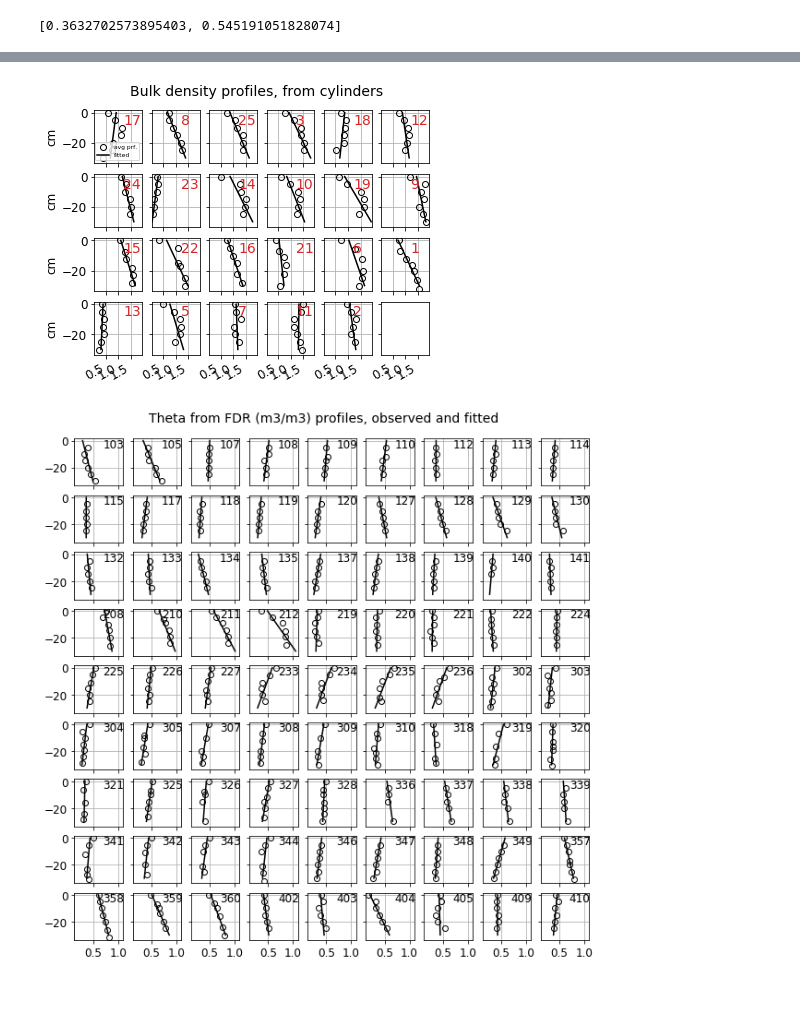
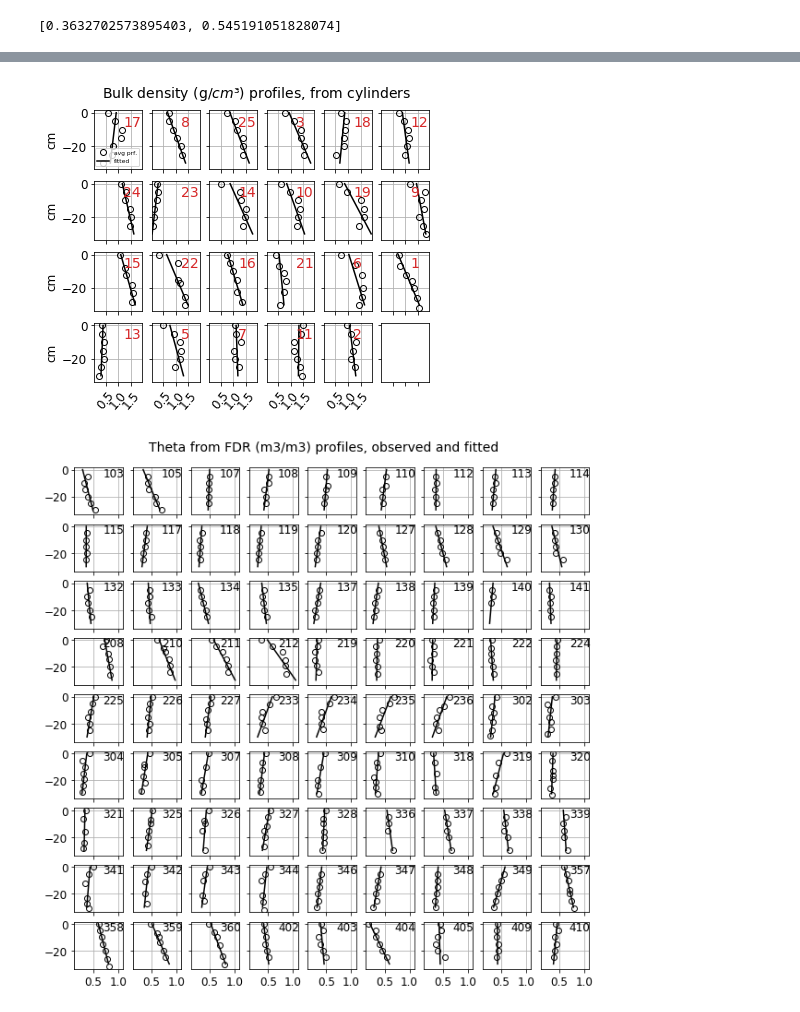
Before and after one commit to heistermann/cosmicsense, a Jupyter notebook: docs/source/notebooks/jfc1_process.ipynb, the cells around one changed output, grey strips where cells are left out. Cells and saved outputs as stored; diff of their text form; code cells hidden in the pictures.

```diff
--- a/docs/source/notebooks/jfc1_process.ipynb
+++ b/docs/source/notebooks/jfc1_process.ipynb
@@ -1031,6 +1032,7 @@ fig, ax = plt.subplots(nrows=4, ncols=6, figsize=(6,5), sharex=True, sharey=True
 ax = ax.ravel()
 plotdepths = np.arange(0,30,0.1)
 for i, locid in enumerate(locs.index[locs.type=="cyl"]):
+    plt.sca(ax[i])
     ax[i].plot(thetaprofs[locid][:,-1], -thetaprofs[locid][:,0], lw=0, marker="o", mfc="None", color="black", label="avg prf")
     #ax[i].plot(np.nanmean(cyltheta[id], axis=1), -obsdepths, lw=1, color="red", label="observed")
     ax[i].plot(proffun2(plotdepths, *locs.loc[locid, ["theta0", "theta30"]].tolist()), -plotdepths, color="black", label="fitted")
@@ -1042,8 +1044,10 @@ for i, locid in enumerate(locs.index[locs.type=="cyl"]):
         ax[i].set_ylabel("cm")
     if i==0:
         ax[i].legend(loc="lower right", fontsize=6)
+    plt.xticks(rotation=50)
 title = fig.suptitle("Theta (m3/m3) profiles, from cylinders", y=0.95, fontsize=14)
-fig.autofmt_xdate()
+ax[-1].tick_params(labelbottom=False)
+#fig.autofmt_xdate()
 
 plt.savefig("cyl_theta.png", dpi=150, bbox_inches="tight")
 # %% [output]
@@ -1051,27 +1055,30 @@ plt.savefig("cyl_theta.png", dpi=150, bbox_inches="tight")
 # %%
 plt.rc('font', **{'size'   : 12})
 fig, ax = plt.subplots(nrows=4, ncols=6, figsize=(6,5), sharex=True, sharey=True)
 ax = ax.ravel()
 plotdepths = np.arange(0,30,0.1)
 for i, locid in enumerate(locs.index[locs.type=="cyl"]):
+    plt.sca(ax[i])
     ax[i].plot(bdprofs[locid][:,-1], -bdprofs[locid][:,0], lw=0, marker="o", mfc="None", color="black", label="avg prf.")
     #ax[i].plot(bd[id].mean(axis=1), -obsdepths, lw=1, color="red", label="observed")
     ax[i].plot(proffun2(plotdepths, *locs.loc[locid, ["bd0", "bd30"]].tolist()), -plotdepths, color="black", label="fitted")
     #ax[i].set_title(str(id))
     label = "%d" % attrs.id[attrs.cylid==locid]
     ax[i].text(1.2,-8, label, fontsize=14, color="tab:red")
     ax[i].grid()
     if i in [0, 6, 12, 18]:
         ax[i].set_ylabel("cm")
     if i==0:
         ax[i].legend(loc="lower right", fontsize=6)
-title = fig.suptitle("Bulk density profiles, from cylinders", y=0.95, fontsize=14)
-fig.autofmt_xdate()
+    plt.xticks(rotation=50)
+title = fig.suptitle("Bulk density (g/$cm³$) profiles, from cylinders", y=0.95, fontsize=14)
+#fig.autofmt_xdate(rotation=50, bottom=0.1)
 plt.xlim(0.05, 1.95)
+ax[-1].tick_params(labelbottom=False)
 
 plt.savefig("cyl_bd.png", dpi=150, bbox_inches="tight")
 # %% [output]
-[figure, old version]
+[figure, new version]
 # %%
 fig, ax = plt.subplots(nrows=9, ncols=9, figsize=(10,10), sharex=True, sharey=True)
 ax = ax.ravel()
```
Also changed, not shown: parts of 23 cells of this notebook, 9 other files.
